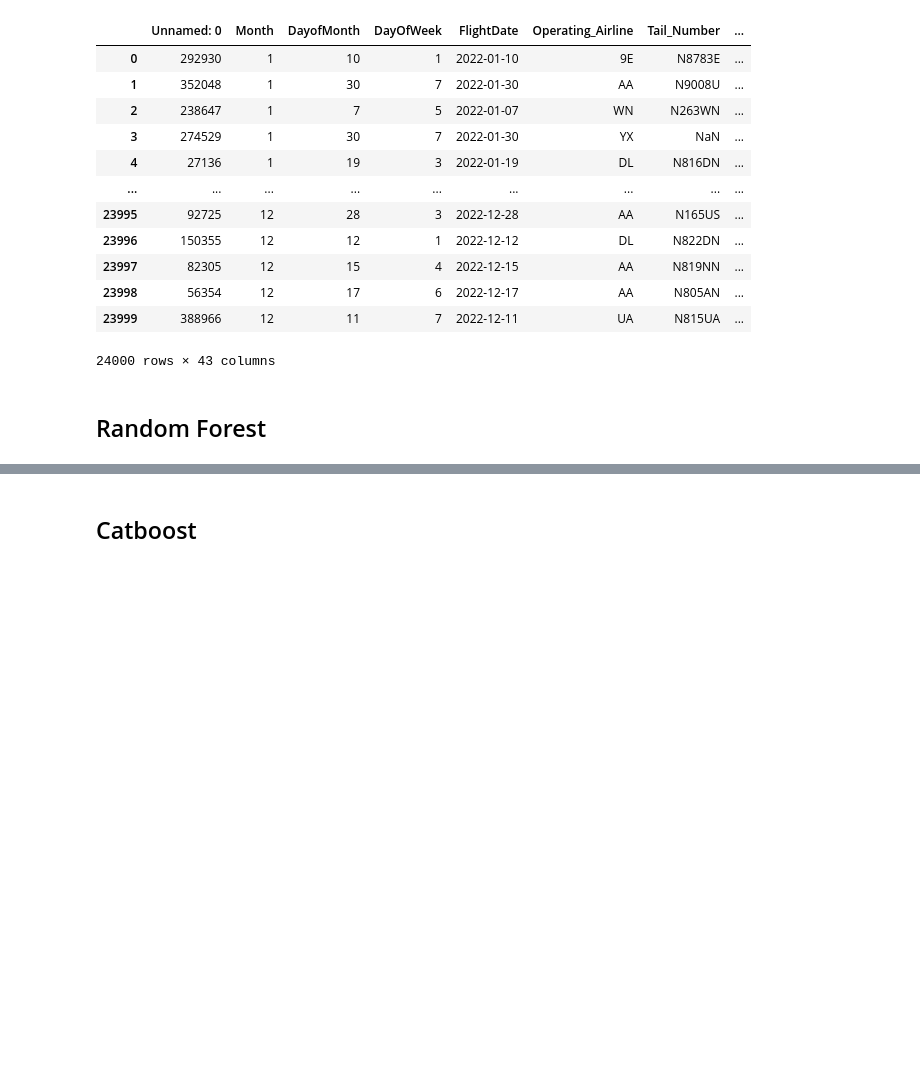
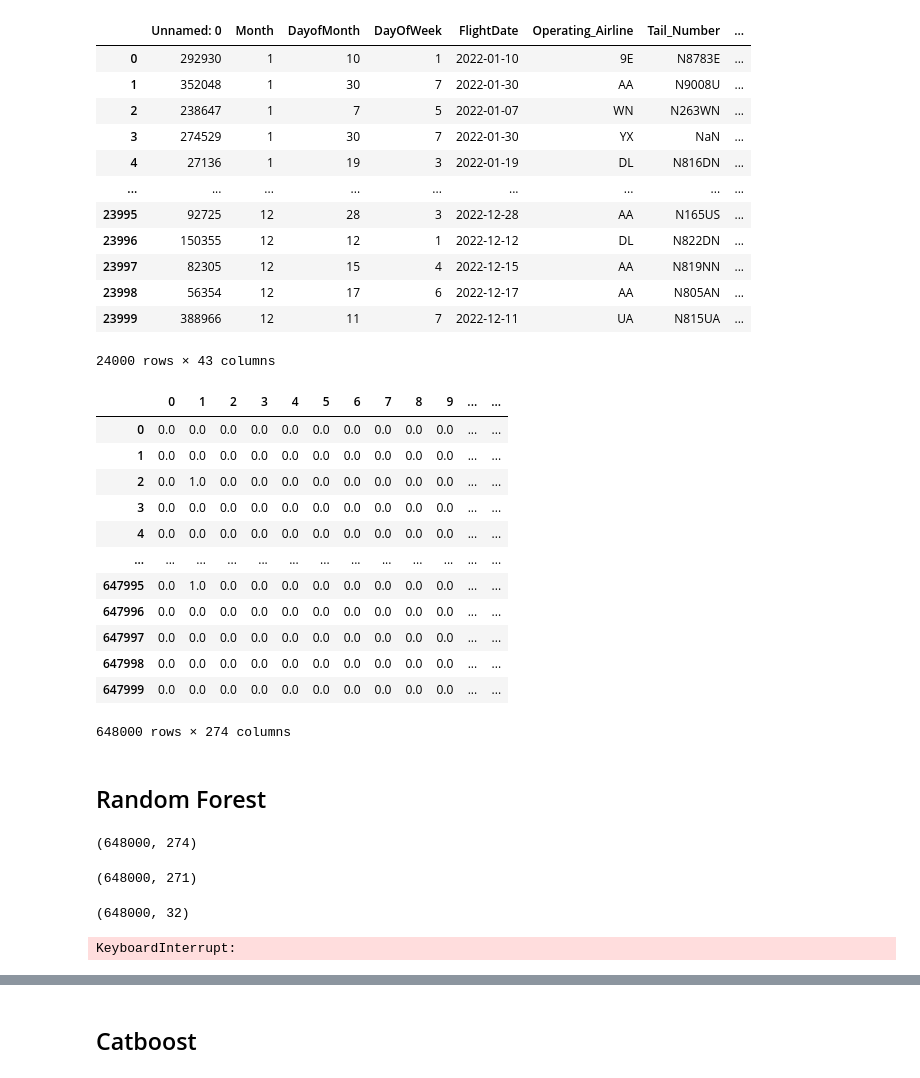
Before and after one commit to mariajoi/flightdelay, a Jupyter notebook: notebooks/modeltest_vs3_rb.ipynb, the cells around one changed output, grey strips where cells are left out. Drawn from its saved outputs; the diff is of its cells as text; code cells hidden in the pictures; blank space fills up the shorter version.

```diff
--- a/notebooks/modeltest_vs3_rb.ipynb
+++ b/notebooks/modeltest_vs3_rb.ipynb
@@ -25,6 +28,6 @@ df_test = pd.read_csv("../data/test_sample.csv")
 df_test = df_test.drop("Unnamed: 0", axis = 1)
 # %%
-df_train = pd.read_csv("../data/train_sample.csv")
+df_train = pd.read_csv("../data/train_sample_top25_pairs_big_balanced.csv")
 df_train = df_train.drop("Unnamed: 0", axis = 1)
 # %%
 
@@ -292,7 +345,7 @@ df
 | 23999 | 388966 | 12 | 11 | 7 | 2022-12-11 | UA | N815UA | ... |
 24000 rows × 43 columns
 # %%
-df = pd.read_csv("../data/base_data_all.csv")
+df = pd.read_csv("../data/train_sample_top25_pairs_big_unbalanced.csv")
 df = df.drop("Unnamed: 0", axis = 1)
 # %%
 
@@ -320,5 +389,67 @@ X_test_t = preproc.transform(X_test)
+# %%
+pd.DataFrame(X_train_t)
+# %% [output]
+|  | 0 | 1 | 2 | 3 | 4 | 5 | 6 | 7 | 8 | 9 | ... | ... |
+| 0 | 0.0 | 0.0 | 0.0 | 0.0 | 0.0 | 0.0 | 0.0 | 0.0 | 0.0 | 0.0 | ... | ... |
+| 1 | 0.0 | 0.0 | 0.0 | 0.0 | 0.0 | 0.0 | 0.0 | 0.0 | 0.0 | 0.0 | ... | ... |
+| 2 | 0.0 | 1.0 | 0.0 | 0.0 | 0.0 | 0.0 | 0.0 | 0.0 | 0.0 | 0.0 | ... | ... |
+| 3 | 0.0 | 0.0 | 0.0 | 0.0 | 0.0 | 0.0 | 0.0 | 0.0 | 0.0 | 0.0 | ... | ... |
+| 4 | 0.0 | 0.0 | 0.0 | 0.0 | 0.0 | 0.0 | 0.0 | 0.0 | 0.0 | 0.0 | ... | ... |
+| ... | ... | ... | ... | ... | ... | ... | ... | ... | ... | ... | ... | ... |
+| 647995 | 0.0 | 1.0 | 0.0 | 0.0 | 0.0 | 0.0 | 0.0 | 0.0 | 0.0 | 0.0 | ... | ... |
+| 647996 | 0.0 | 0.0 | 0.0 | 0.0 | 0.0 | 0.0 | 0.0 | 0.0 | 0.0 | 0.0 | ... | ... |
+| 647997 | 0.0 | 0.0 | 0.0 | 0.0 | 0.0 | 0.0 | 0.0 | 0.0 | 0.0 | 0.0 | ... | ... |
+| 647998 | 0.0 | 0.0 | 0.0 | 0.0 | 0.0 | 0.0 | 0.0 | 0.0 | 0.0 | 0.0 | ... | ... |
+| 647999 | 0.0 | 0.0 | 0.0 | 0.0 | 0.0 | 0.0 | 0.0 | 0.0 | 0.0 | 0.0 | ... | ... |
+648000 rows × 274 columns
 # %% [markdown]
 ## Random Forest
+# %%
+X_train_t.shape
+# %% [output]
+(648000, 274)
+# %%
+X_train_t_dep.shape
+# %% [output]
+(648000, 271)
+# %%
+X_train_t_or_de.shape
+# %% [output]
+(648000, 32)
+# %%
+# Define the parameter grid
+param_grid = {
+    'n_estimators': [50, 100, 200],
+    'max_depth': [None, 10, 20],
+}
+
+grid_search = GridSearchCV(estimator=randomF, param_grid=param_grid,
+                           scoring='recall', cv=5, n_jobs=-1)
+
+# Fit the grid search to the data
+grid_search.fit(X_train_t, y_train)
+
+# Get the best parameters
+best_params = grid_search.best_params_
+
+# Get the best model
+best_model = grid_search.best_estimator_
+
+best_score = grid_search.best_score_
+
+# Make predictions on the test set
+y_preds = best_model.predict(X_test_t)
+
+# Evaluate the model
+accuracy = accuracy_score(y_test, y_preds)
+recall = recall_score(y_test, y_preds)
+
+print("Best Parameters:", best_params)
+print("Score/Accuracy on validation:", best_score)
+print("Accuracy on Test Set:", accuracy)
+print("Recall on Test Set:", recall)
+# %% [output]
+KeyboardInterrupt:
 # %%
 randomF = RandomForestClassifier(class_weight='balanced', random_state=42)
 randomF.fit(X_train_t , y_train)
```
Also changed, not shown: parts of 35 cells of this notebook.
